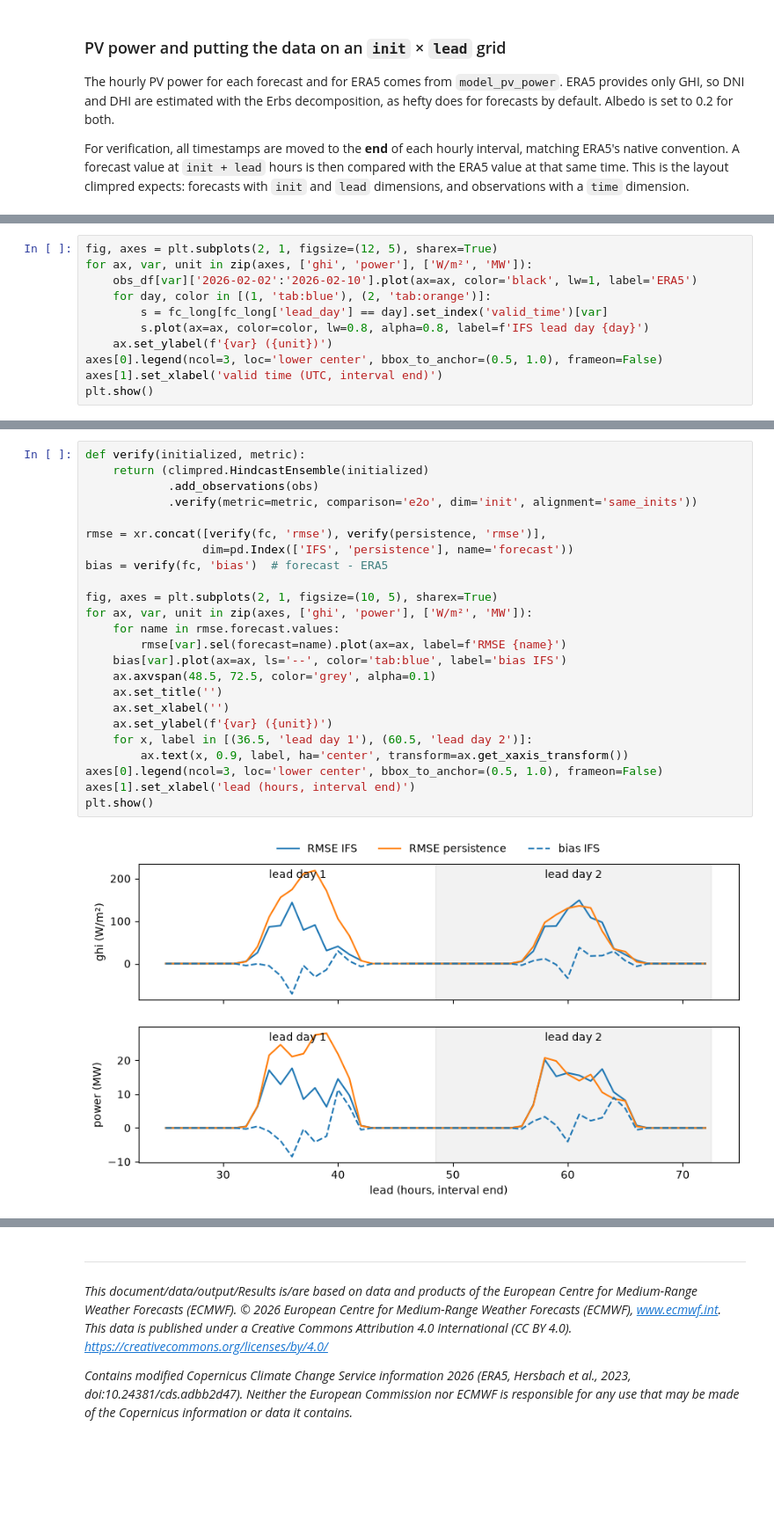
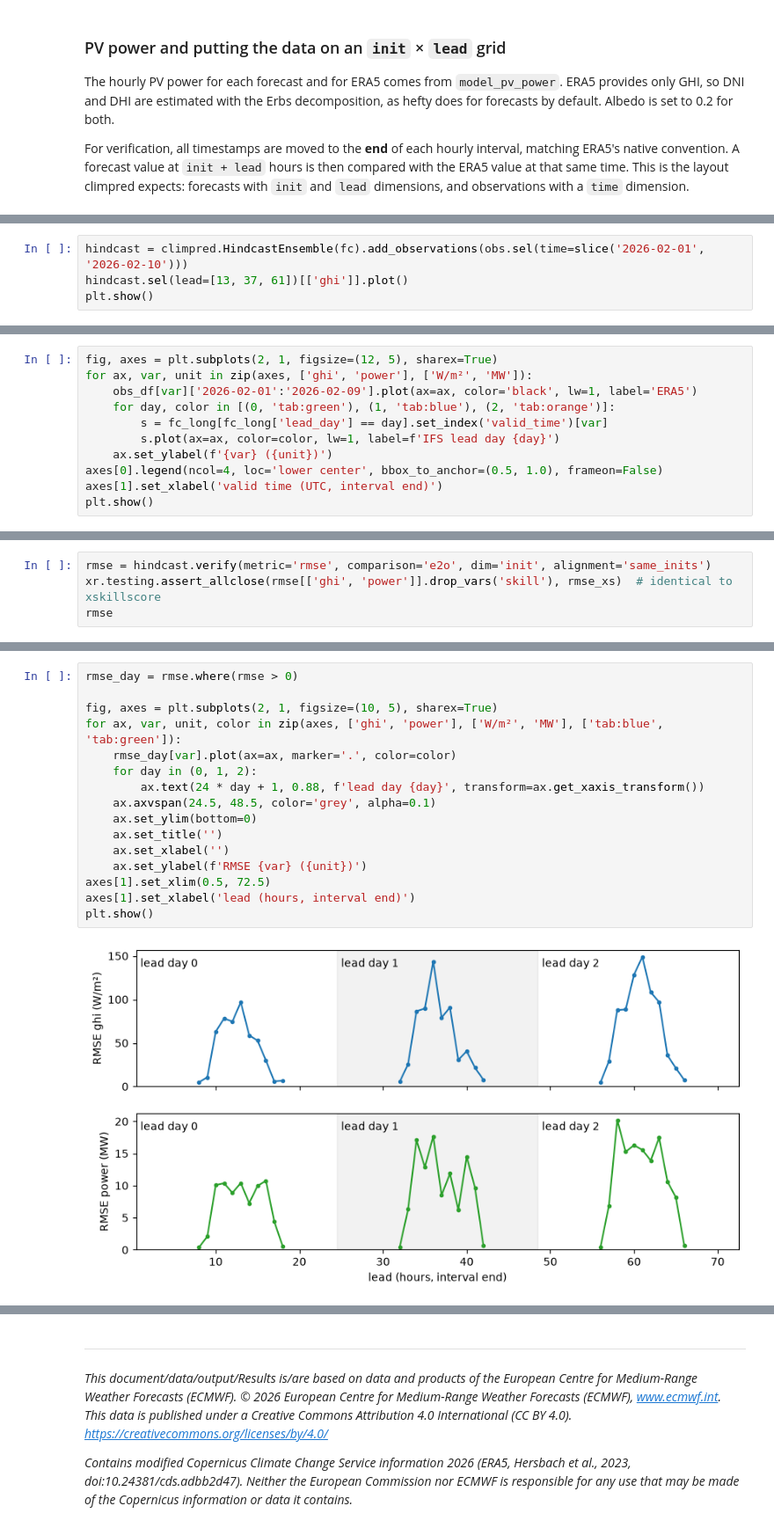
Before and after one commit to aaronspring/hefty, a Jupyter notebook: examples/era5_forecast_verification.ipynb, the cells around one changed output, grey strips where cells are left out. Shown at 88% size. Cells and saved outputs as stored; diff of their text form; blank space fills up the shorter version.

```diff
--- a/examples/era5_forecast_verification.ipynb
+++ b/examples/era5_forecast_verification.ipynb
@@ -301,0 +315,4 @@ persistence.lead.attrs['units'] = 'hours'
+# %%
+hindcast = climpred.HindcastEnsemble(fc).add_observations(obs.sel(time=slice('2026-02-01', '2026-02-10')))
+hindcast.sel(lead=[13, 37, 61])[['ghi']].plot()
+plt.show()
@@ -304,12 +323,12 @@ persistence.lead.attrs['units'] = 'hours'
 # %%
 fig, axes = plt.subplots(2, 1, figsize=(12, 5), sharex=True)
 for ax, var, unit in zip(axes, ['ghi', 'power'], ['W/m²', 'MW']):
-    obs_df[var]['2026-02-02':'2026-02-10'].plot(ax=ax, color='black', lw=1, label='ERA5')
-    for day, color in [(1, 'tab:blue'), (2, 'tab:orange')]:
+    obs_df[var]['2026-02-01':'2026-02-09'].plot(ax=ax, color='black', lw=1, label='ERA5')
+    for day, color in [(0, 'tab:green'), (1, 'tab:blue'), (2, 'tab:orange')]:
         s = fc_long[fc_long['lead_day'] == day].set_index('valid_time')[var]
-        s.plot(ax=ax, color=color, lw=0.8, alpha=0.8, label=f'IFS lead day {day}')
+        s.plot(ax=ax, color=color, lw=1, label=f'IFS lead day {day}')
     ax.set_ylabel(f'{var} ({unit})')
-axes[0].legend(ncol=3, loc='lower center', bbox_to_anchor=(0.5, 1.0), frameon=False)
+axes[0].legend(ncol=4, loc='lower center', bbox_to_anchor=(0.5, 1.0), frameon=False)
 axes[1].set_xlabel('valid time (UTC, interval end)')
 plt.show()
 # %% [output]
@@ -319,0 +353,4 @@ plt.show()
+# %%
+rmse = hindcast.verify(metric='rmse', comparison='e2o', dim='init', alignment='same_inits')
+xr.testing.assert_allclose(rmse[['ghi', 'power']].drop_vars('skill'), rmse_xs)  # identical to xskillscore
+rmse
@@ -320,26 +378,18 @@ plt.show()
 # %%
-def verify(initialized, metric):
-    return (climpred.HindcastEnsemble(initialized)
-            .add_observations(obs)
-            .verify(metric=metric, comparison='e2o', dim='init', alignment='same_inits'))
-
-rmse = xr.concat([verify(fc, 'rmse'), verify(persistence, 'rmse')],
-                 dim=pd.Index(['IFS', 'persistence'], name='forecast'))
-bias = verify(fc, 'bias')  # forecast - ERA5
+rmse_day = rmse.where(rmse > 0)
 
 fig, axes = plt.subplots(2, 1, figsize=(10, 5), sharex=True)
-for ax, var, unit in zip(axes, ['ghi', 'power'], ['W/m²', 'MW']):
-    for name in rmse.forecast.values:
-        rmse[var].sel(forecast=name).plot(ax=ax, label=f'RMSE {name}')
-    bias[var].plot(ax=ax, ls='--', color='tab:blue', label='bias IFS')
-    ax.axvspan(48.5, 72.5, color='grey', alpha=0.1)
+for ax, var, unit, color in zip(axes, ['ghi', 'power'], ['W/m²', 'MW'], ['tab:blue', 'tab:green']):
+    rmse_day[var].plot(ax=ax, marker='.', color=color)
+    for day in (0, 1, 2):
+        ax.text(24 * day + 1, 0.88, f'lead day {day}', transform=ax.get_xaxis_transform())
+    ax.axvspan(24.5, 48.5, color='grey', alpha=0.1)
+    ax.set_ylim(bottom=0)
     ax.set_title('')
     ax.set_xlabel('')
-    ax.set_ylabel(f'{var} ({unit})')
-    for x, label in [(36.5, 'lead day 1'), (60.5, 'lead day 2')]:
-        ax.text(x, 0.9, label, ha='center', transform=ax.get_xaxis_transform())
-axes[0].legend(ncol=3, loc='lower center', bbox_to_anchor=(0.5, 1.0), frameon=False)
+    ax.set_ylabel(f'RMSE {var} ({unit})')
+axes[1].set_xlim(0.5, 72.5)
 axes[1].set_xlabel('lead (hours, interval end)')
 plt.show()
 # %% [output]
-[figure, old version]
+[figure, new version]
```
Also changed, not shown: parts of 27 cells of this notebook.
